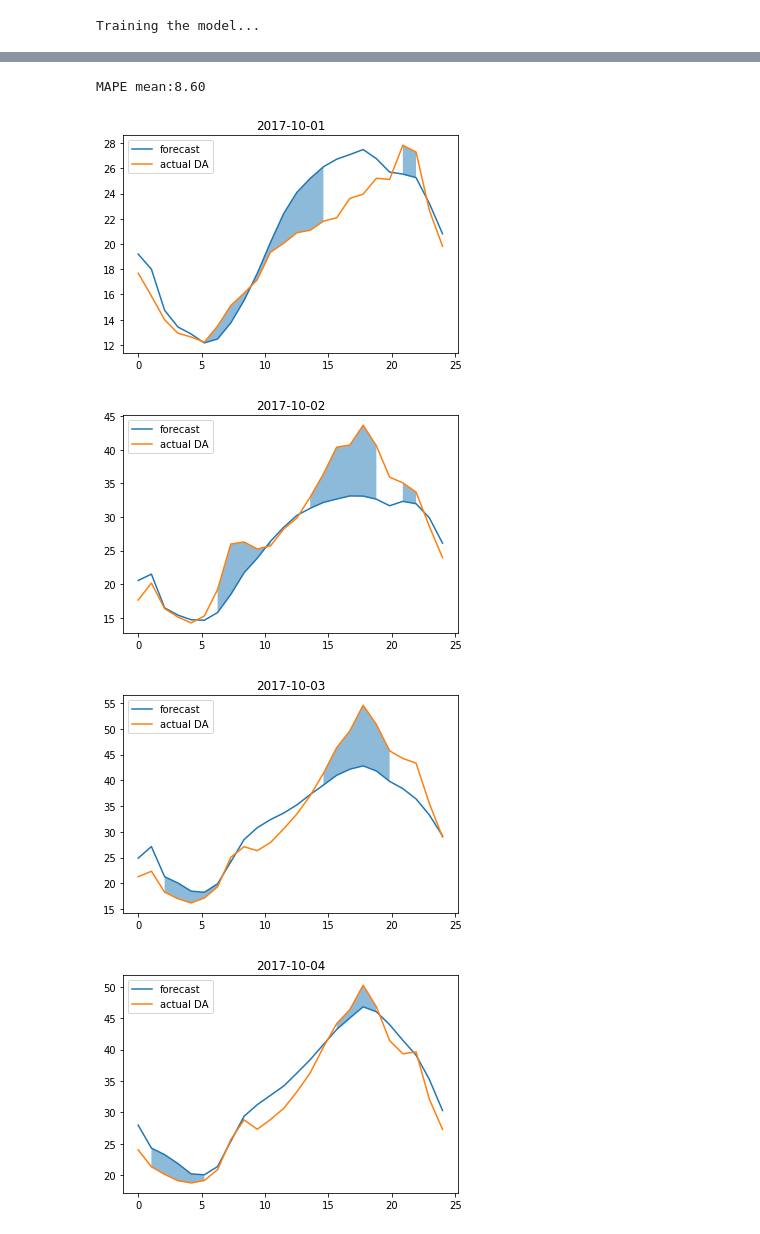
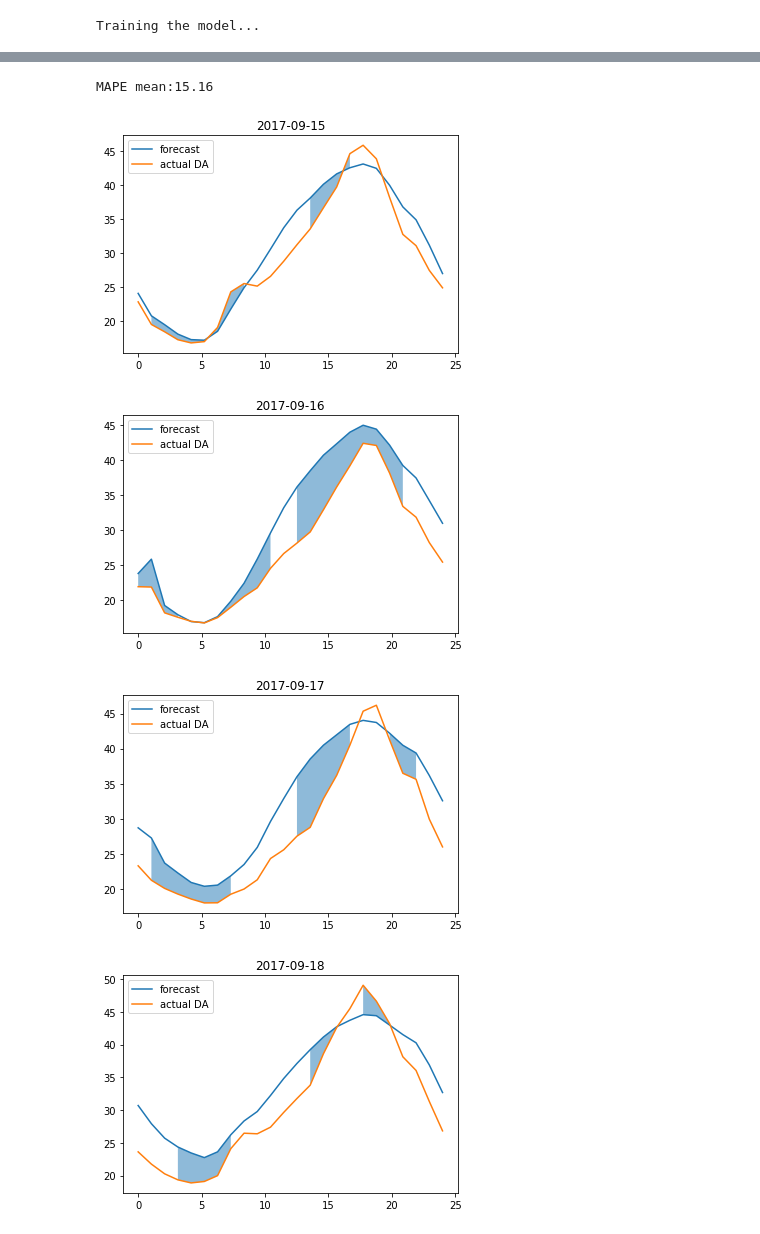
Before and after one commit to dasoto/rnn-timeseries, a Jupyter notebook: src/MLP-MIMO-2.ipynb, the cells around one changed output, grey strips where cells are left out. Drawn from its saved outputs; the diff is of its cells as text; code cells hidden in the pictures.

```diff
--- a/src/MLP-MIMO-2.ipynb
+++ b/src/MLP-MIMO-2.ipynb
@@ -232,7 +234,7 @@ lookback=23
 # %%
 #df.DAENERGY = list_scalers['DAENERGY'].inverse_transform(df.DAENERGY.values)
 start = time.time()
-model, X, y = train_rnn(df,'2017-10-01',lookback=23,epochs=500)
+model, X, y = train_rnn(df,'2017-09-15',lookback=23,epochs=500)
 print('Training time : {}'.format(time.time() - start))
 # %% [output]
 Preparing data to Train
@@ -297,34 +299,34 @@ MAPE mean:6.02
 # %%
 MAPEs=[]
-for day in create_date_range('2017-10-01','2017-10-05'):
+for day in create_date_range('2017-09-15','2017-09-22'):
     results, rmse = predict_day(day,model,lookback)
     plt.figure()
     #results.DAENERGY.plot()
     #results.forecast.plot()
     y_pred = list_scalers['DAENERGY'].inverse_transform(results.forecast.values.reshape(-1,1))
     y_true = list_scalers['DAENERGY'].inverse_transform(results.DAENERGY.values.reshape(-1,1))
     MAPEs.append(MAPE(y_true, y_pred))
     y_rt = list_scalers['RTENERGY'].inverse_transform(results.RTENERGY.values.reshape(-1,1))
     X  = np.linspace(0,24,24)
     plt.plot(X,y_pred, label='forecast')
     plt.plot(X,y_true, label='actual DA')
     #plt.plot(X,y_rt, label='RT')
     plt.legend(loc='best')
     plt.title(day)
     y_true =y_true.reshape(24)
     y_pred = y_pred.reshape(24)
     y_rt = y_rt.reshape(24)
     mask = ((y_rt > y_true) & (y_pred > y_true)) | ((y_rt < y_true) & (y_pred < y_true))
     plt.fill_between(X,y_pred.reshape(24), y_true.reshape(24), where=mask, alpha = 0.5)
 plt.figure()
 plt.plot(MAPEs)
 plt.title('MAPE')
 plt.xlabel('time')
 plt.ylabel('MAPE')
 print('MAPE mean:{:.2f}'.format(np.array(MAPEs).mean()))
 # %% [output]
-MAPE mean:8.60
+MAPE mean:15.16
-[figure, old version]
+[figure, new version]
-[figure, old version]
+[figure, new version]
-[figure, old version]
+[figure, new version]
-[figure, old version]
+[figure, new version]
```
Also changed, not shown: parts of 7 cells of this notebook, 1 other file.
